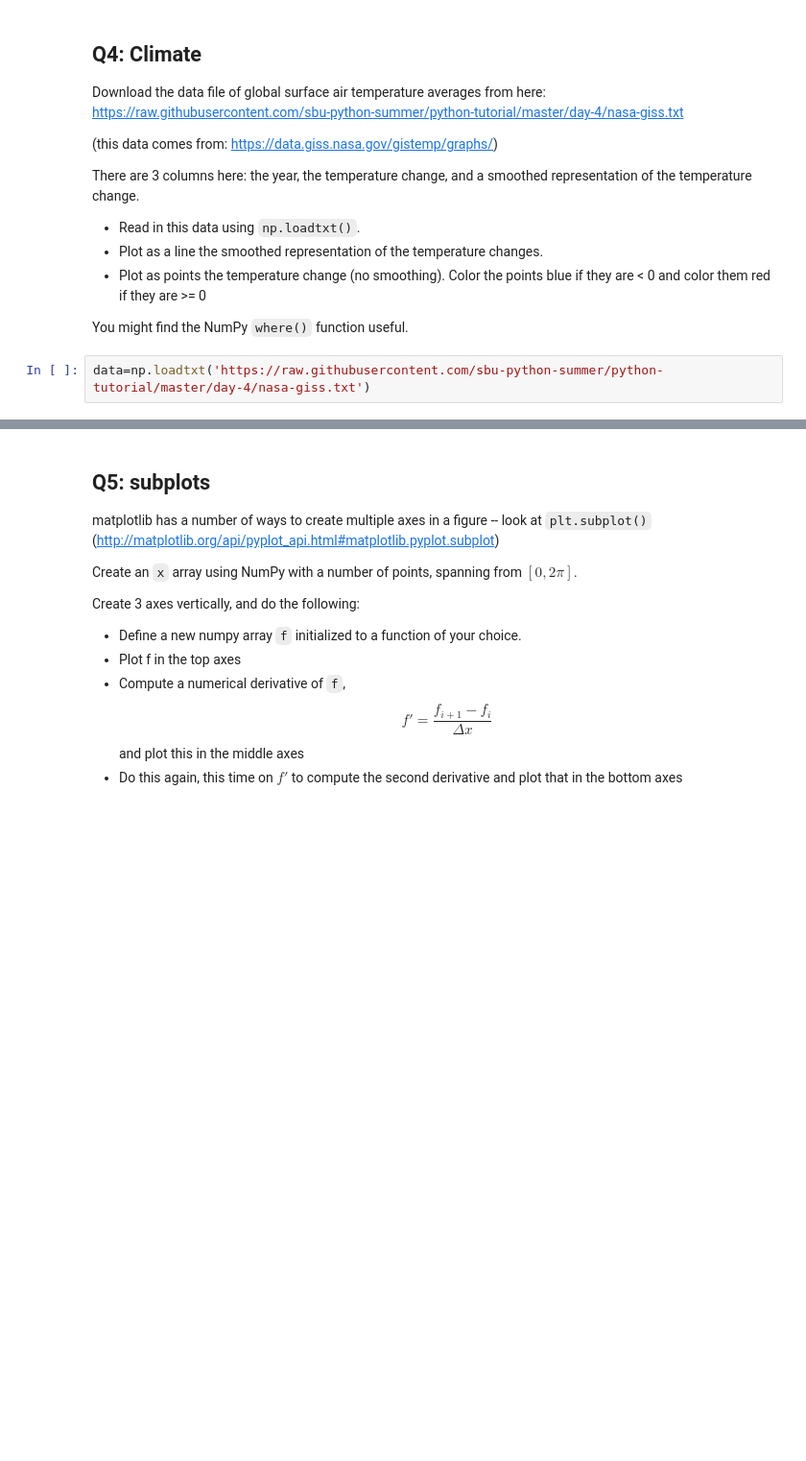
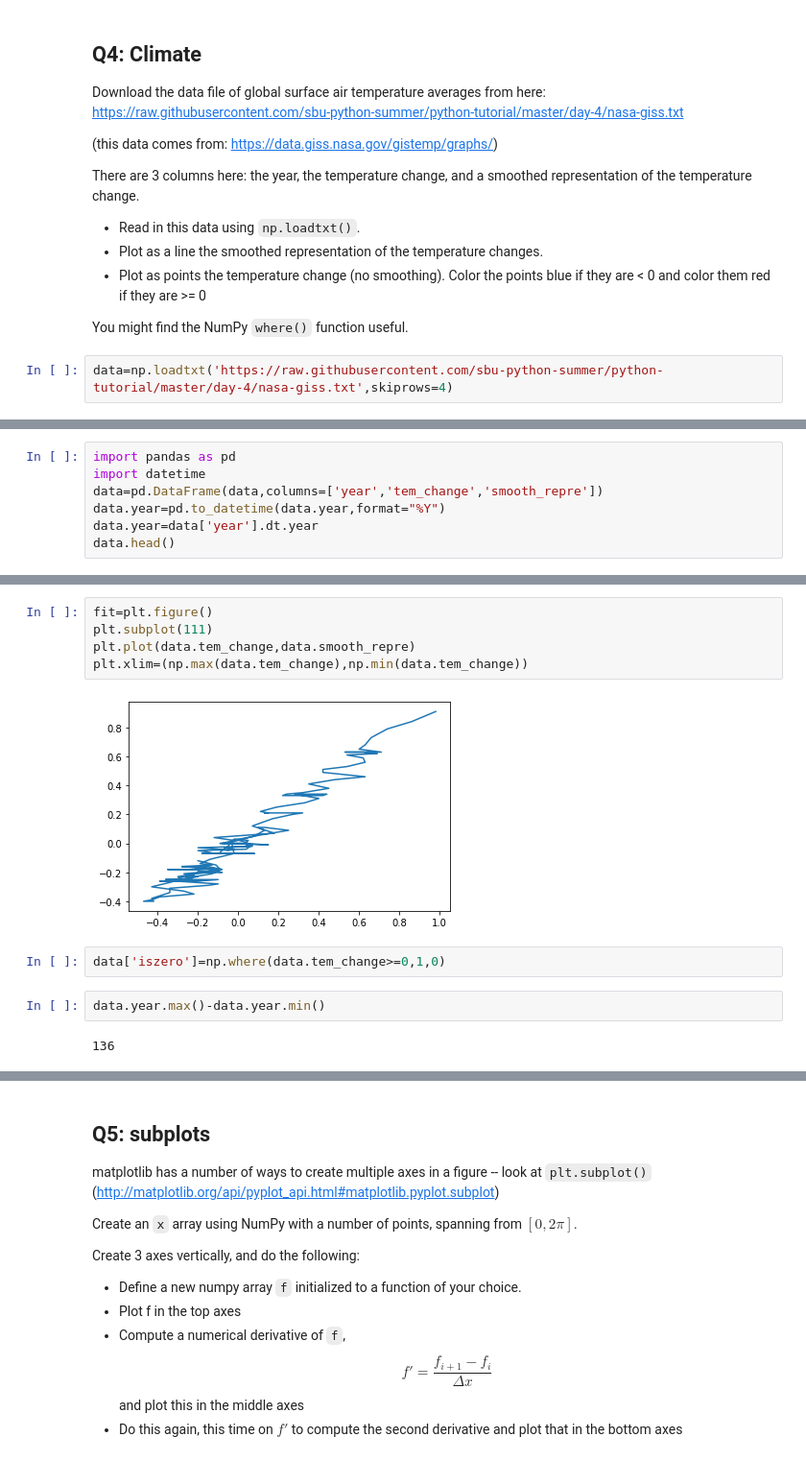
Before and after one commit to apricoteriop456/whh-python-homework, a Jupyter notebook: matplotlib_exercises/2-matplotlib-exercises.ipynb, the cells around one changed output, grey strips where cells are left out. Shown at 96% size. Cells and saved outputs as stored; diff of their text form; blank space fills up the shorter version.

```diff
--- a/matplotlib_exercises/2-matplotlib-exercises.ipynb
+++ b/matplotlib_exercises/2-matplotlib-exercises.ipynb
@@ -127,4 +122,4 @@ There are 3 columns here: the year, the temperature change, and a smoothed repre
 
 You might find the NumPy `where()` function useful.
 # %%
-data=np.loadtxt('https://raw.githubusercontent.com/sbu-python-summer/python-tutorial/master/day-4/nasa-giss.txt')
+data=np.loadtxt('https://raw.githubusercontent.com/sbu-python-summer/python-tutorial/master/day-4/nasa-giss.txt',skiprows=4)
@@ -132,0 +126,7 @@ OSError: https://raw.githubusercontent.com/sbu-python-summer/python-tutorial/mas
+# %%
+import pandas as pd
+import datetime
+data=pd.DataFrame(data,columns=['year','tem_change','smooth_repre'])
+data.year=pd.to_datetime(data.year,format="%Y")
+data.year=data['year'].dt.year
+data.head()
@@ -132,0 +140,13 @@ OSError: https://raw.githubusercontent.com/sbu-python-summer/python-tutorial/mas
+# %%
+fit=plt.figure()
+plt.subplot(111)
+plt.plot(data.tem_change,data.smooth_repre)
+plt.xlim=(np.max(data.tem_change),np.min(data.tem_change))
+# %% [output]
+[figure, added]
+# %%
+data['iszero']=np.where(data.tem_change>=0,1,0)
+# %%
+data.year.max()-data.year.min()
+# %% [output]
+136
```
Also changed, not shown: parts of 8 cells of this notebook, 1 other file.
